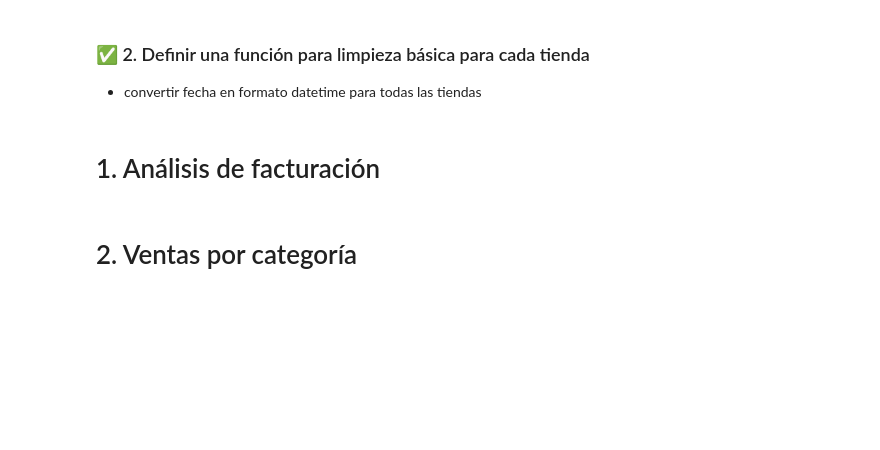
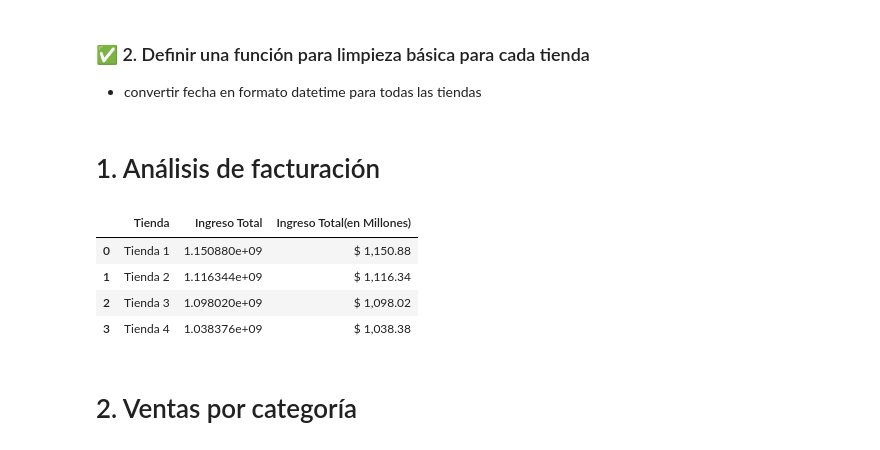
Before and after one commit to WLozanoH/Challenge1-Data-Science-AL, a Jupyter notebook: AluraStoreLatam.ipynb, the cells around one changed output. Drawn from its saved outputs; the diff is of its cells as text; code cells hidden in the pictures; blank space fills up the shorter version.

Commit message:
Facturación total

```diff
--- a/AluraStoreLatam.ipynb
+++ b/AluraStoreLatam.ipynb
@@ -176,6 +176,31 @@ for df in [tienda,tienda2,tienda3, tienda4]:
     df['Fecha de Compra'] = pd.to_datetime(df['Fecha de Compra'], dayfirst= True)
 # %% [markdown]
 # 1. Análisis de facturación
+# %%
+# Definir una función para calcular la facturación total de cada tienda
+
+def ingreso_total_por_tienda(df, nombre_tienda = "Tienda"):
+    ingreso = df['Precio'].sum()
+    return nombre_tienda, ingreso
+# %%
+# Convertir a un dataframe los ingresos de cada tienda
+datos_ingresos = [
+    ingreso_total_por_tienda(tienda, "Tienda 1"),
+    ingreso_total_por_tienda(tienda2, "Tienda 2"),
+    ingreso_total_por_tienda(tienda3, "Tienda 3"),
+    ingreso_total_por_tienda(tienda4, "Tienda 4")
+]
+
+df_facturacion = pd.DataFrame(datos_ingresos, columns=["Tienda", "Ingreso Total"])
+# Convertir los ingresos a millones para que sea más legible visualmente
+df_facturacion['Ingreso Total(en Millones)'] = (df_facturacion['Ingreso Total'] / 1e6).map(lambda x: f"$ {x:,.2f}")
+display(df_facturacion)
+# %% [output]
+|  | Tienda | Ingreso Total | Ingreso Total(en Millones) |
+| 0 | Tienda 1 | 1.150880e+09 | $ 1,150.88 |
+| 1 | Tienda 2 | 1.116344e+09 | $ 1,116.34 |
+| 2 | Tienda 3 | 1.098020e+09 | $ 1,098.02 |
+| 3 | Tienda 4 | 1.038376e+09 | $ 1,038.38 |
 # %% [markdown]
 # 2. Ventas por categoría
 # %% [markdown]
```
